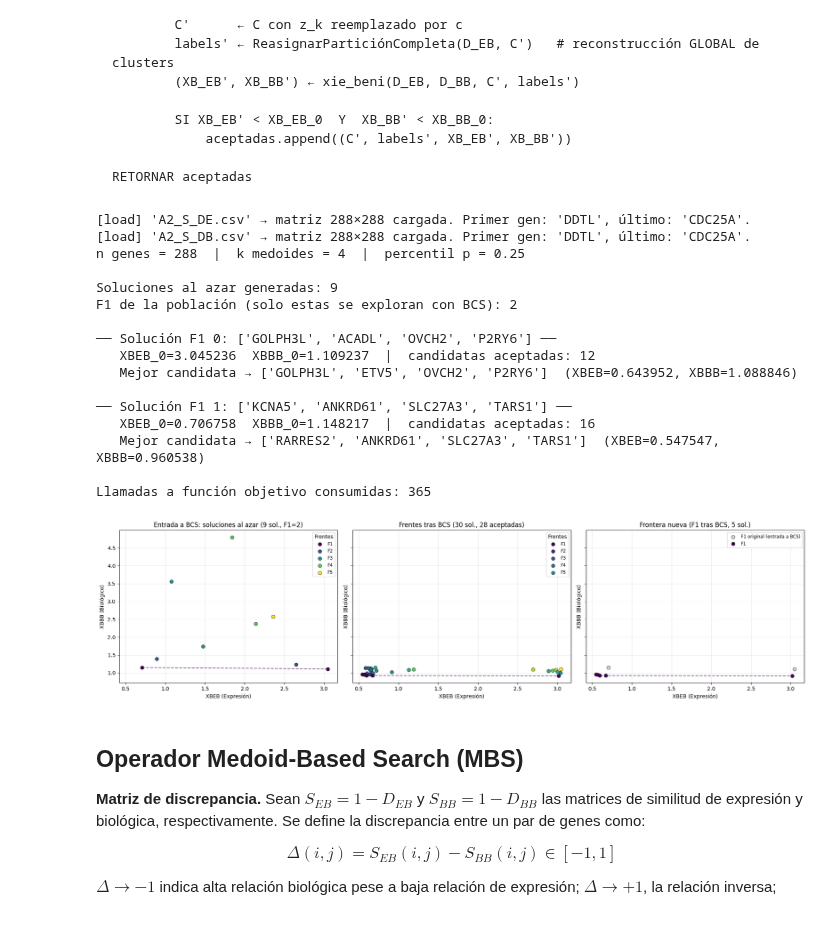
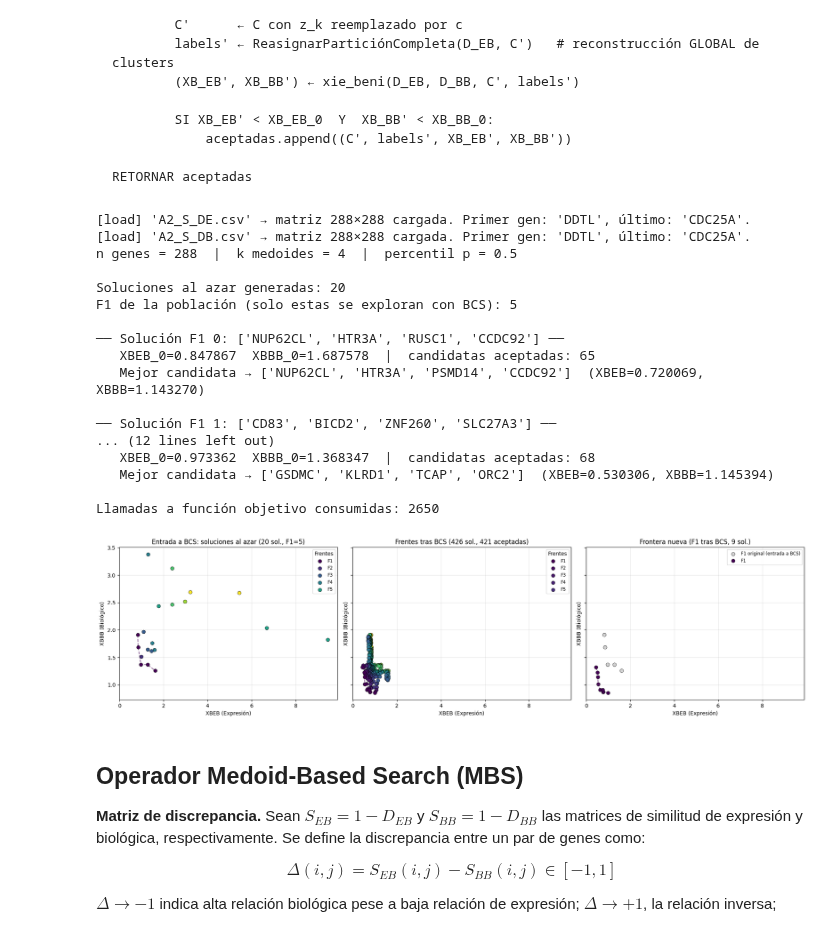
Before and after one commit to BenjaminGonzalezH/Thesis, a Jupyter notebook: Source Code/Investigation_Notes/Notes_3-BIOperators.ipynb, the cells around one changed output. Drawn from its saved outputs; the diff is of its cells as text; code cells hidden in the pictures.

```diff
--- a/Source Code/Investigation_Notes/Notes_3-BIOperators.ipynb
+++ b/Source Code/Investigation_Notes/Notes_3-BIOperators.ipynb
@@ -314,8 +314,8 @@ def bio_counterweight_search(
 # igual que MOPR/PLS/MOLS operan sobre el F1 de Rv)
 ##################################
 K         = 4
-POP_SIZE  = 9
-P         = 0.25
+POP_SIZE  = 20
+P         = 0.50
 SEED      = None
 
 ge_matrix, gene_names = load_distance_matrix(DE_DIR)
@@ -377,44 +377,45 @@ plot_pareto_fronts_note(
     ax=axes[0],
 )
 plot_pareto_fronts_note(
     todos_los_objetivos, final_fronts,
     title=f"Frentes tras BCS ({todos_los_objetivos.shape[0]} sol., "
           f"{todos_los_objetivos.shape[0] - f1_objectives.shape[0]} aceptadas)",
     ax=axes[1],
 )
 
 axes[2].scatter(
     f1_objectives[:, 0], f1_objectives[:, 1],
     color="lightgray", s=45, edgecolors="black", linewidths=0.5,
     label="F1 original (entrada a BCS)", zorder=1,
 )
 plot_pareto_fronts_note(
     todos_los_objetivos, [nueva_frontera_idx],
     title=f"Frontera nueva (F1 tras BCS, {len(nueva_frontera_idx)} sol.)",
     ax=axes[2],
 )
 axes[2].legend(loc="best", fontsize="small")
 
 fig.tight_layout()
 plt.show()
 # %% [output]
 [load] 'A2_S_DE.csv' → matriz 288×288 cargada. Primer gen: 'DDTL', último: 'CDC25A'.
 [load] 'A2_S_DB.csv' → matriz 288×288 cargada. Primer gen: 'DDTL', último: 'CDC25A'.
-n genes = 288  |  k medoides = 4  |  percentil p = 0.25
+n genes = 288  |  k medoides = 4  |  percentil p = 0.5
 
-Soluciones al azar generadas: 9
-F1 de la población (solo estas se exploran con BCS): 2
+Soluciones al azar generadas: 20
+F1 de la población (solo estas se exploran con BCS): 5
 
-── Solución F1 0: ['GOLPH3L', 'ACADL', 'OVCH2', 'P2RY6'] ──
-   XBEB_0=3.045236  XBBB_0=1.109237  |  candidatas aceptadas: 12
-   Mejor candidata → ['GOLPH3L', 'ETV5', 'OVCH2', 'P2RY6']  (XBEB=0.643952, XBBB=1.088846)
+── Solución F1 0: ['NUP62CL', 'HTR3A', 'RUSC1', 'CCDC92'] ──
+   XBEB_0=0.847867  XBBB_0=1.687578  |  candidatas aceptadas: 65
+   Mejor candidata → ['NUP62CL', 'HTR3A', 'PSMD14', 'CCDC92']  (XBEB=0.720069, XBBB=1.143270)
 
-── Solución F1 1: ['KCNA5', 'ANKRD61', 'SLC27A3', 'TARS1'] ──
-   XBEB_0=0.706758  XBBB_0=1.148217  |  candidatas aceptadas: 16
-   Mejor candidata → ['RARRES2', 'ANKRD61', 'SLC27A3', 'TARS1']  (XBEB=0.547547, XBBB=0.960538)
+── Solución F1 1: ['CD83', 'BICD2', 'ZNF260', 'SLC27A3'] ──
+... (12 lines left out)
+   XBEB_0=0.973362  XBBB_0=1.368347  |  candidatas aceptadas: 68
+   Mejor candidata → ['GSDMC', 'KLRD1', 'TCAP', 'ORC2']  (XBEB=0.530306, XBBB=1.145394)
 
-Llamadas a función objetivo consumidas: 365
+Llamadas a función objetivo consumidas: 2650
-[figure, old version]
+[figure, new version]
 # %% [markdown]
 ## Operador Medoid-Based Search (MBS)
 
```
Also changed, not shown: parts of 2 cells of this notebook, 13 other files.
